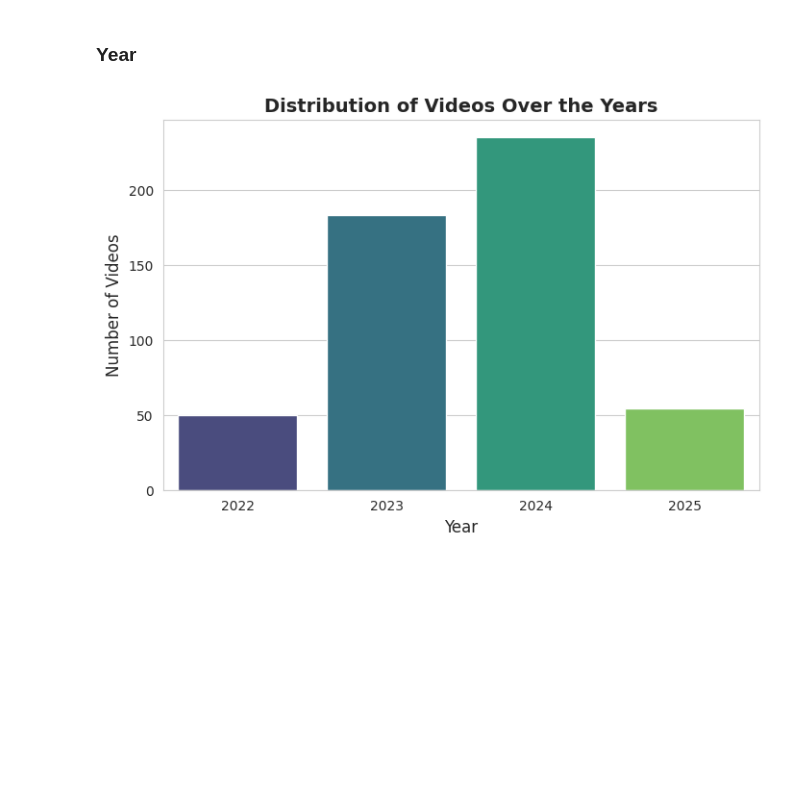
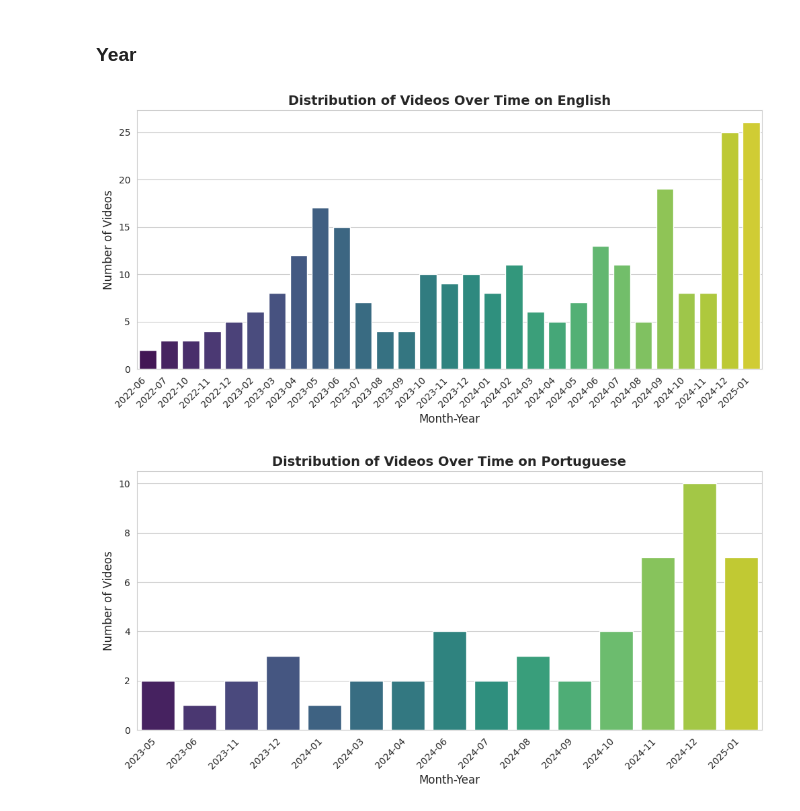
Before and after one commit to Giovana2ma/Opinion-mining, a Jupyter notebook: eda.ipynb, the cells around one changed output. Cells and saved outputs as stored; diff of their text form; code cells hidden in the pictures; blank space fills up the shorter version.

```diff
--- a/eda.ipynb
+++ b/eda.ipynb
@@ -28,7 +28,7 @@ us_videos = read_data('Data/USvideos_.jsonl')
 # %%
 terms = ['Generative AI','Bard','OpenAI','Gemini','Aprendizado de Máquina','AI','Deep learning','AI Research','Tendências em IA',
 'AI trends','Redes neurais','DALL-E','IA','Copilot','Midjourney','IA Generativa','Stable Diffusion',
-'Artificial Intelligence','Anthropic','ChatGPT','LLM','Inteligência Artificial','Sora','GPT','Microsoft',
+'Artificial Intelligence','Anthropic','ChatGPT','LLM','Inteligência Artificial','Sora','GPT',
 'Tecnologia de IA','Aprendizado Profundo','Machine Learning','Neural networks','Prompt','Claude','DeepSeek','AI Technology','Pesquisa em IA']
 # %% [markdown]
 ### Filtering
@@ -66,7 +100,8 @@ generate_duration_histogram(br_filtered,'Portuguese')
 # %% [markdown]
 ### Year
 # %%
-generate_years_barplot(us_filtered,"English")
-generate_years_barplot(br_filtered,"Portuguese")
+generate_month_year_barplot(us_filtered,"English")
+generate_month_year_barplot(br_filtered,"Portuguese")
 # %% [output]
-[figure, old version]
+[figure, new version]
+[figure, added]
```
Also changed, not shown: parts of 8 cells of this notebook, 1 other file.
